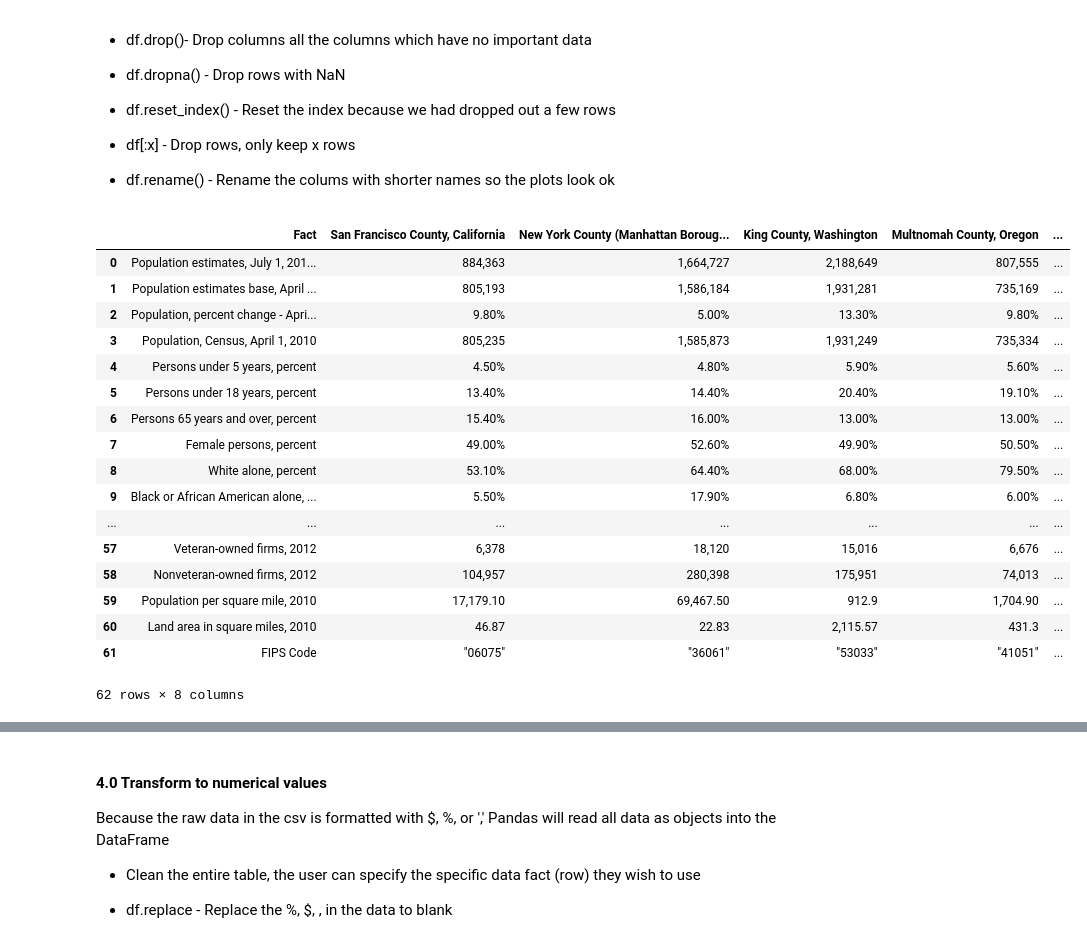
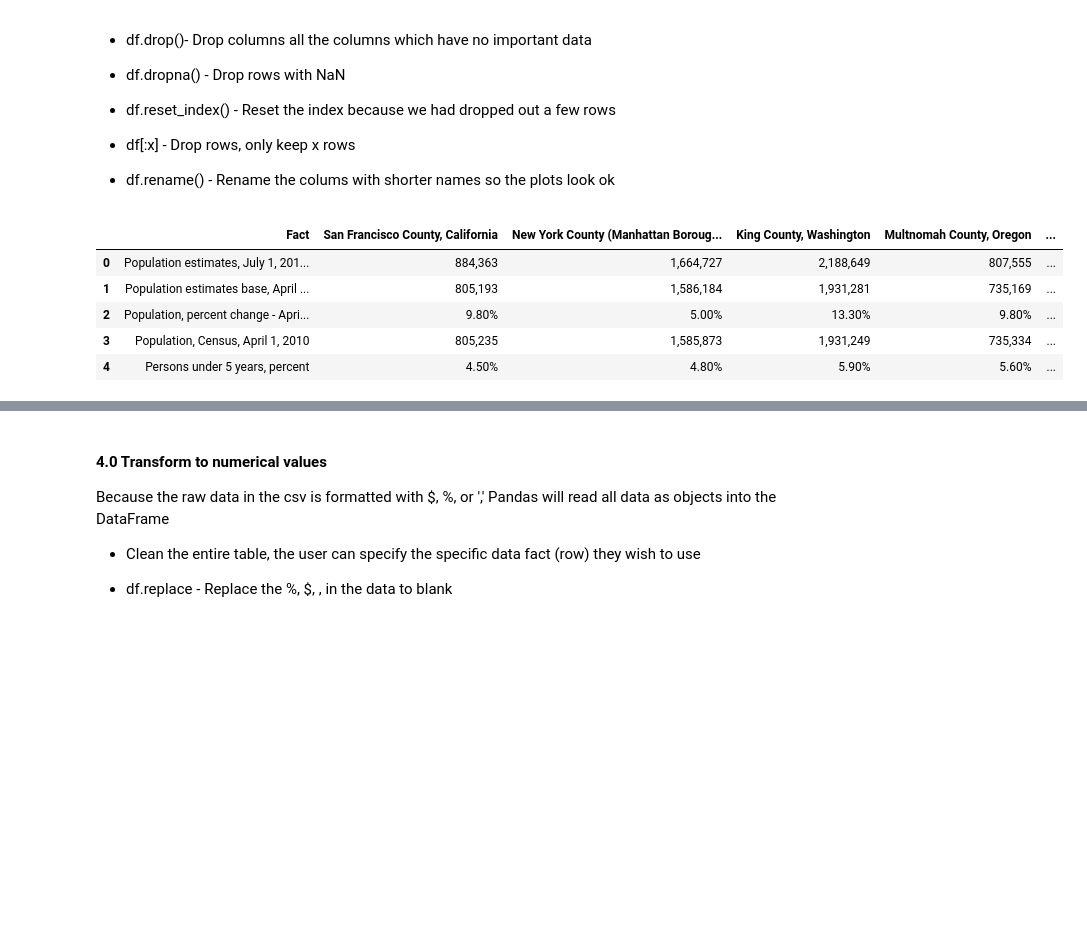
Before and after one commit to vanessaoakes/Escape-the-Bay, a Jupyter notebook: Group Final.ipynb, the cells around one changed output, grey strips where cells are left out. Cells and saved outputs as stored; diff of their text form; code cells hidden in the pictures; blank space fills up the shorter version.

```diff
--- a/Group Final.ipynb
+++ b/Group Final.ipynb
@@ -1001,48 +1001,34 @@ non_CA_counties.drop(columns = ['Value Note for King County, Washington'], inpla
 non_CA_counties.drop(columns = ['Value Note for New York County (Manhattan Borough), New York'], inplace=True)
 non_CA_counties.drop(columns = ['Value Note for Multnomah County, Oregon'], inplace=True)
 non_CA_counties.drop(columns = ['Value Note for Kings County (Brooklyn Borough), New York'], inplace=True)
 non_CA_counties.drop(columns = ['Value Note for Cook County, Illinois'], inplace=True)
 non_CA_counties.drop(columns = ['Value Note for Travis County, Texas'], inplace=True)
 
 # Remove the rows which have NaNs,  doing inplace needed
 CA_counties.dropna(inplace=True)
 non_CA_counties.dropna(inplace=True)
 
 # Reset the index to keep everything in order, drop = True means that the original index will be discarded
 # Do this because we need to have one DF that shows the row number as a reference (later code)
 # Reference:  https://stackoverflow.com/questions/33165734/update-index-after-sorting-data-frame
 
 CA_counties.reset_index(drop=True, inplace=True)
 non_CA_counties.reset_index(drop=True, inplace=True)
 
 
 # Only keep the top 62 rows of data
 
 CA_counties = CA_counties[:62]
 non_CA_counties = non_CA_counties[:62]
 
-
-CA_counties
-non_CA_counties
+non_CA_counties.head()
 # %% [output]
 |  | Fact | San Francisco County, California | New York County (Manhattan Boroug... | King County, Washington | Multnomah County, Oregon | ... |
 | 0 | Population estimates, July 1, 201... | 884,363 | 1,664,727 | 2,188,649 | 807,555 | ... |
 | 1 | Population estimates base, April ... | 805,193 | 1,586,184 | 1,931,281 | 735,169 | ... |
 | 2 | Population, percent change - Apri... | 9.80% | 5.00% | 13.30% | 9.80% | ... |
 | 3 | Population, Census, April 1, 2010 | 805,235 | 1,585,873 | 1,931,249 | 735,334 | ... |
 | 4 | Persons under 5 years, percent | 4.50% | 4.80% | 5.90% | 5.60% | ... |
-| 5 | Persons under 18 years, percent | 13.40% | 14.40% | 20.40% | 19.10% | ... |
-| 6 | Persons 65 years and over, percent | 15.40% | 16.00% | 13.00% | 13.00% | ... |
-| 7 | Female persons, percent | 49.00% | 52.60% | 49.90% | 50.50% | ... |
-| 8 | White alone, percent | 53.10% | 64.40% | 68.00% | 79.50% | ... |
-| 9 | Black or African American alone, ... | 5.50% | 17.90% | 6.80% | 6.00% | ... |
-| ... | ... | ... | ... | ... | ... | ... |
-| 57 | Veteran-owned firms, 2012 | 6,378 | 18,120 | 15,016 | 6,676 | ... |
-| 58 | Nonveteran-owned firms, 2012 | 104,957 | 280,398 | 175,951 | 74,013 | ... |
-| 59 | Population per square mile, 2010 | 17,179.10 | 69,467.50 | 912.9 | 1,704.90 | ... |
-| 60 | Land area in square miles, 2010 | 46.87 | 22.83 | 2,115.57 | 431.3 | ... |
-| 61 | FIPS Code | "06075" | "36061" | "53033" | "41051" | ... |
-62 rows × 8 columns
 # %%
 # Rename the columns to shorten the names for plotting, look at the DataFrame
 CA_counties = CA_counties.rename(columns={"San Francisco County, California": "San Francisco",
```
Also changed, not shown: parts of 2 cells of this notebook.
